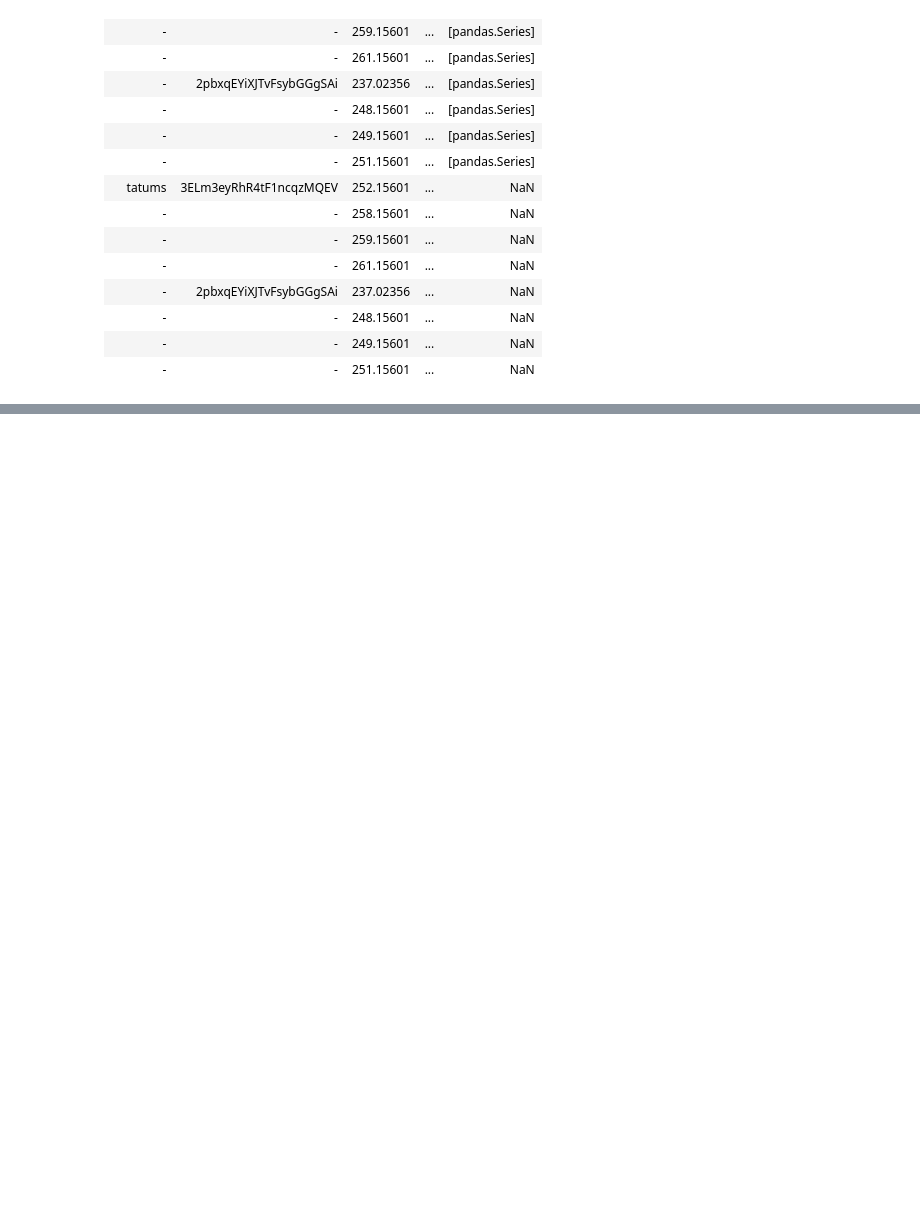
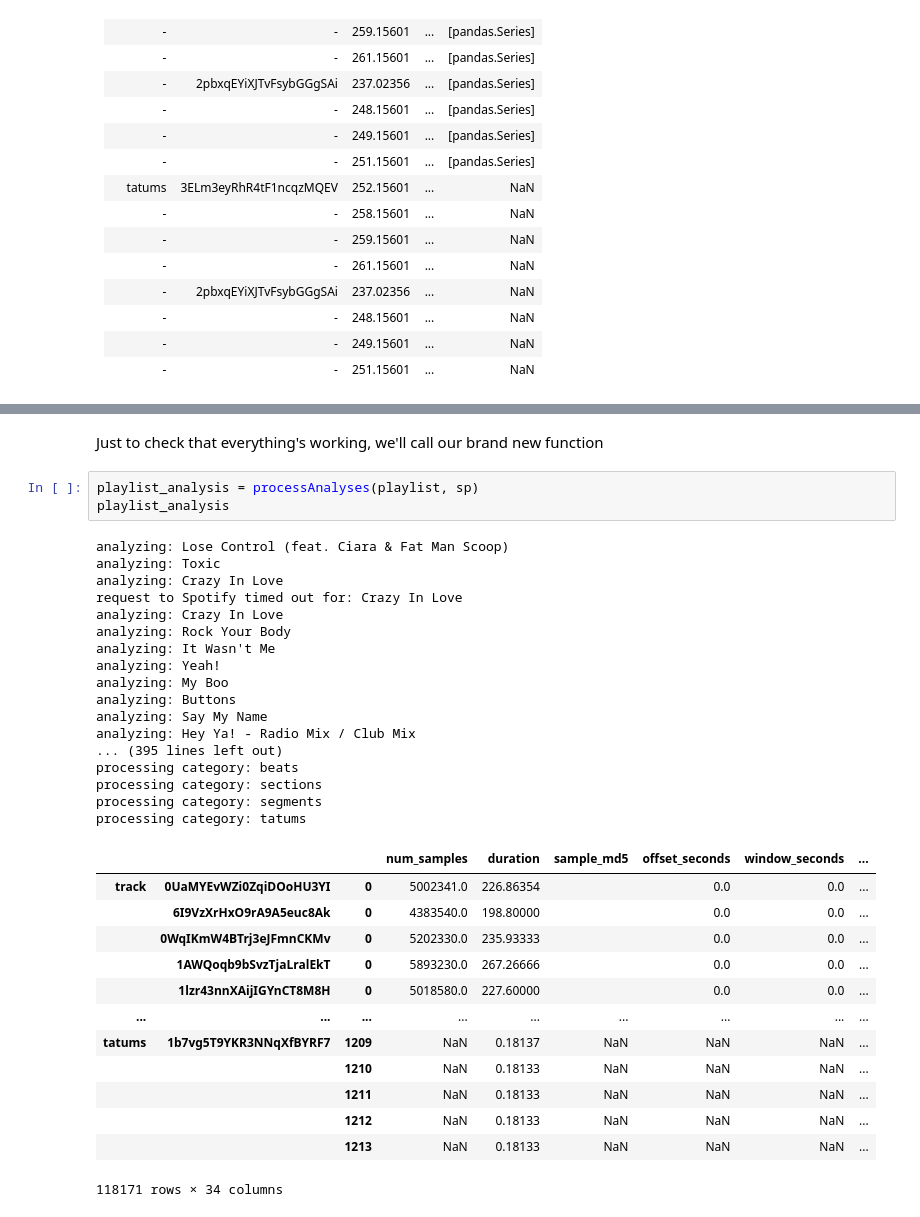
Before and after one commit to evanhuang117/spotify_million, a Jupyter notebook: playlist_predict.ipynb, the cells around one changed output, grey strips where cells are left out. Drawn from its saved outputs; the diff is of its cells as text; blank space fills up the shorter version.

```diff
--- a/playlist_predict.ipynb
+++ b/playlist_predict.ipynb
@@ -275,0 +348,36 @@ We can query the table by using `pandas.groupby()`
+# %% [markdown]
+Just to check that everything's working, we'll call our brand new function
+# %%
+playlist_analysis = processAnalyses(playlist, sp)
+playlist_analysis
+# %% [output]
+analyzing: Lose Control (feat. Ciara & Fat Man Scoop)
+analyzing: Toxic
+analyzing: Crazy In Love
+request to Spotify timed out for: Crazy In Love
+analyzing: Crazy In Love
+analyzing: Rock Your Body
+analyzing: It Wasn't Me
+analyzing: Yeah!
+analyzing: My Boo
+analyzing: Buttons
+analyzing: Say My Name
+analyzing: Hey Ya! - Radio Mix / Club Mix
+... (395 lines left out)
+processing category: beats
+processing category: sections
+processing category: segments
+processing category: tatums
+|  |  |  | num_samples | duration | sample_md5 | offset_seconds | window_seconds | ... |
+| track | 0UaMYEvWZi0ZqiDOoHU3YI | 0 | 5002341.0 | 226.86354 |  | 0.0 | 0.0 | ... |
+|  | 6I9VzXrHxO9rA9A5euc8Ak | 0 | 4383540.0 | 198.80000 |  | 0.0 | 0.0 | ... |
+|  | 0WqIKmW4BTrj3eJFmnCKMv | 0 | 5202330.0 | 235.93333 |  | 0.0 | 0.0 | ... |
+|  | 1AWQoqb9bSvzTjaLralEkT | 0 | 5893230.0 | 267.26666 |  | 0.0 | 0.0 | ... |
+|  | 1lzr43nnXAijIGYnCT8M8H | 0 | 5018580.0 | 227.60000 |  | 0.0 | 0.0 | ... |
+| ... | ... | ... | ... | ... | ... | ... | ... | ... |
+| tatums | 1b7vg5T9YKR3NNqXfBYRF7 | 1209 | NaN | 0.18137 | NaN | NaN | NaN | ... |
+|  |  | 1210 | NaN | 0.18133 | NaN | NaN | NaN | ... |
+|  |  | 1211 | NaN | 0.18133 | NaN | NaN | NaN | ... |
+|  |  | 1212 | NaN | 0.18133 | NaN | NaN | NaN | ... |
+|  |  | 1213 | NaN | 0.18133 | NaN | NaN | NaN | ... |
+118171 rows × 34 columns
```
Also changed, not shown: parts of 14 cells of this notebook.
